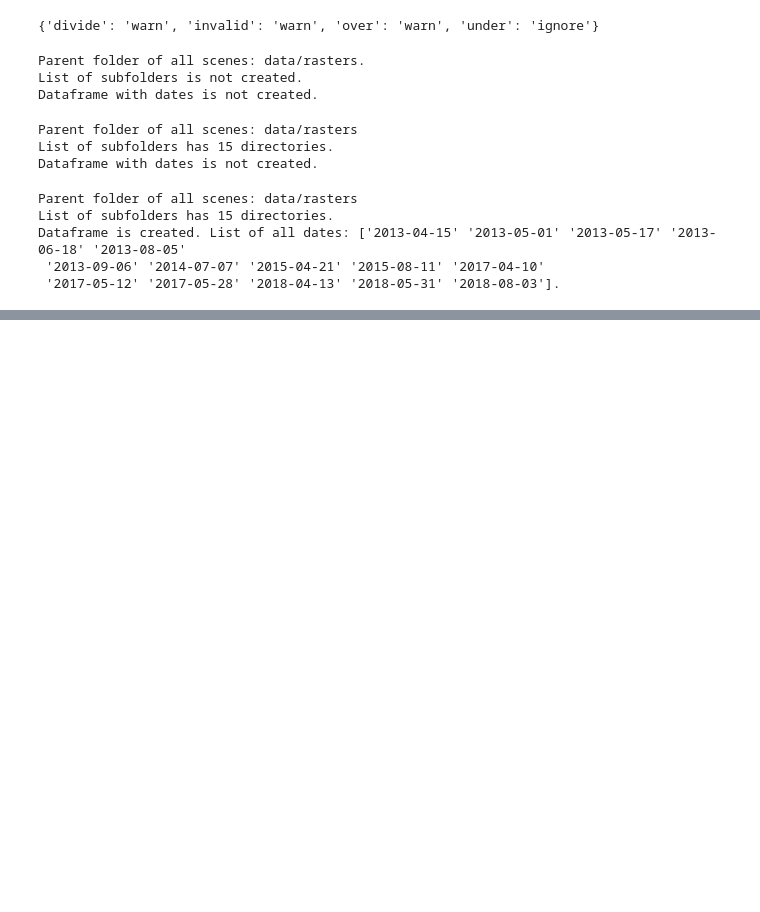
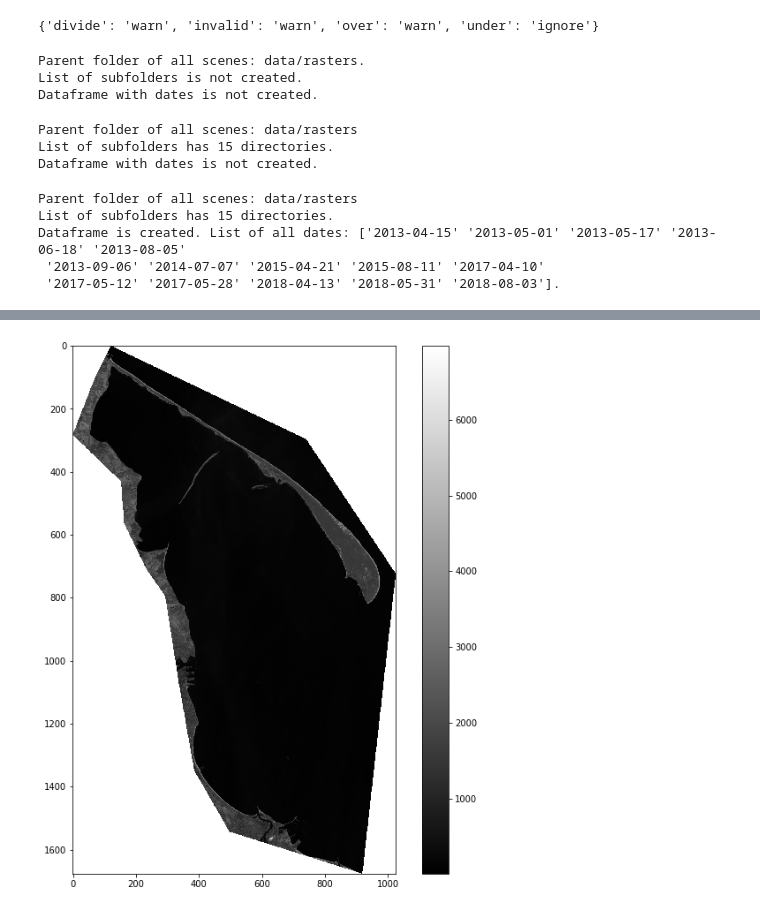
Before and after one commit to feleHaile/projections-clouds-and-Gdansk-Bay, a Jupyter notebook: example_solution.ipynb, the cells around one changed output, grey strips where cells are left out. Saved outputs shown, nothing was run; the diff lists cells and outputs as text; code cells hidden in the pictures; blank space fills up the shorter version.

```diff
--- a/example_solution.ipynb
+++ b/example_solution.ipynb
@@ -295,0 +331,18 @@ class VectorData:
+# %%
+# Prepare new function to get the epsg number from Landsat raster. Use rasterio.open method.
+# You shouldn't read whole raster, if you use rasterio.open to get the Landsat file
+# then you may read only its crs. You will get dict CRS({'init': 'epsg:32634'})
+# EPSG is a number after epsg: string (32634) and this should be returned by the function
+
+def get_epsg_from_raster(raster_address):
+    """Function reads raster data and gets its coordinate reference system.
+    Then it is converted to the European Petroleum Survey Group (EPSG) reference number.
+    Function was tested only with the Landsat rasters."""
+    with rio.open(raster_address) as f:
+        band_crs = f.crs
+        destination_epsg = band_crs['init'][5:]
+        destination_epsg = int(destination_epsg)
+    return destination_epsg
+# %%
+landsat_images = read_landsat_images(algal_blooms.landsat_dataframe['DIR'][0])
+epsg = get_epsg_from_raster(landsat_images[1])
@@ -295,0 +364,13 @@ class VectorData:
+# %%
+# Now reproject vector geometry and try to clip raster area to the new file with updated geometry
+# You may overwrite data (vector file)
+# Save clipped file as a "test.tif"
+# Show "test.tif". Read file with rasterio.open and show band with show_band() function.
+
+gdansk_bay.reproject_geometry(epsg, update=True)
+clip_area(gdansk_bay.geometry, landsat_images[5], 'data/test.tif')
+with rio.open('data/test.tif', 'r') as test_file:
+    band = test_file.read(1)
+    show_band(band)
+# %% [output]
+[figure, added]
```
Also changed, not shown: parts of 8 cells of this notebook.
